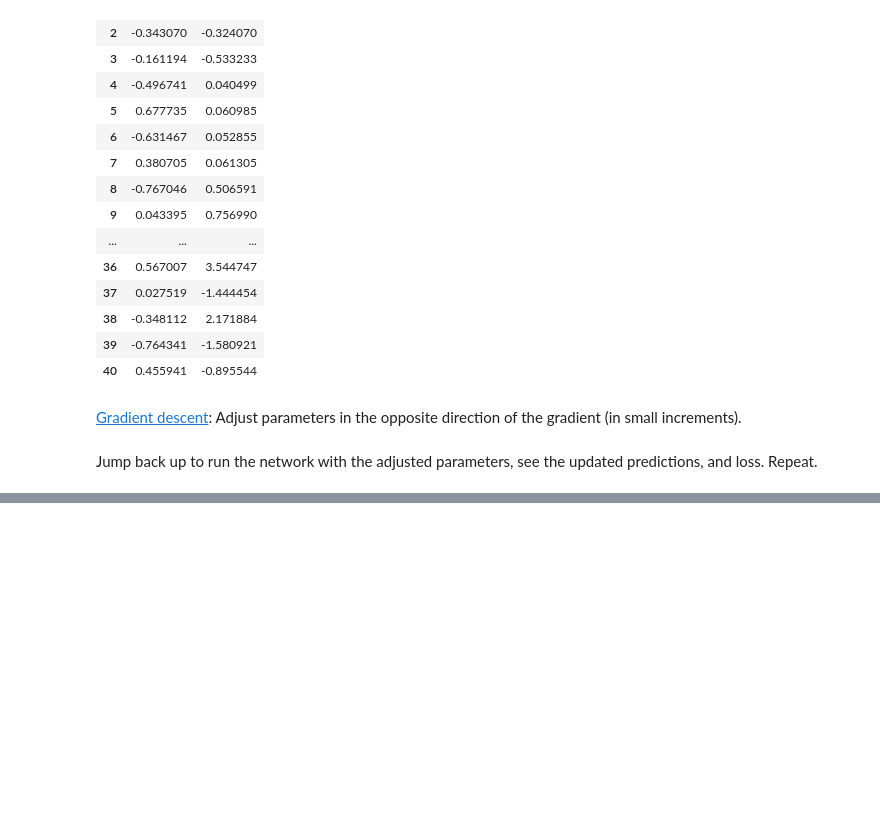
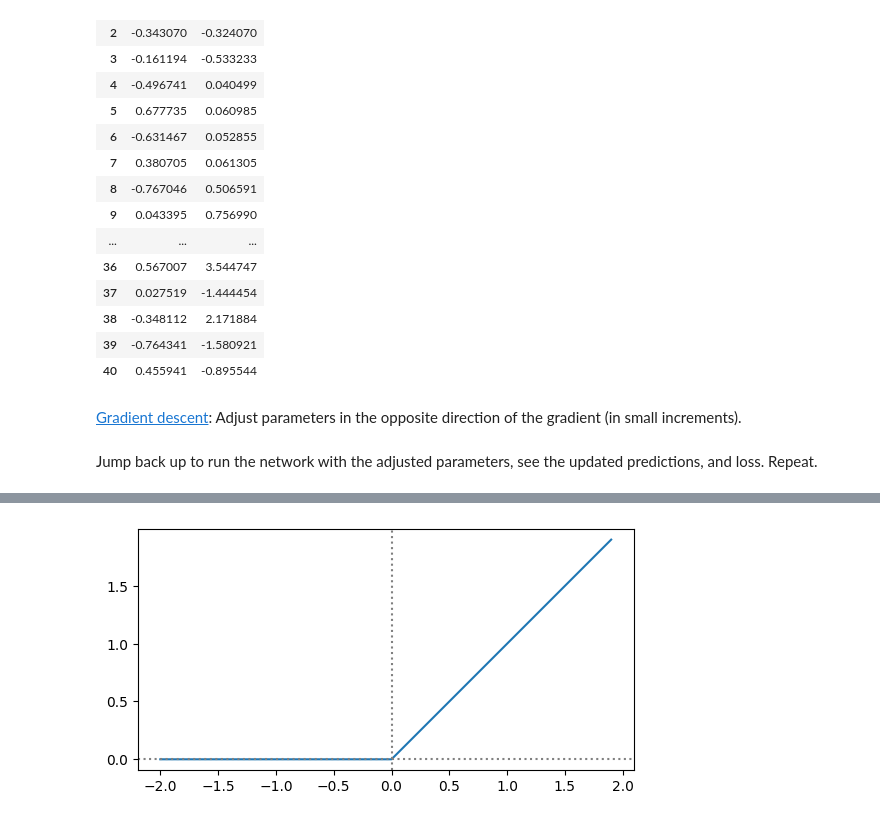
Before and after one commit to pmeinhardt/understanding, a Jupyter notebook: demo.ipynb, the cells around one changed output, grey strips where cells are left out. Cells and saved outputs as stored; diff of their text form; code cells hidden in the pictures; blank space fills up the shorter version.

```diff
--- a/demo.ipynb
+++ b/demo.ipynb
@@ -222,0 +241,4 @@ Jump back up to run the network with the adjusted parameters, see the updated pr
+# %%
+plot(lambda x: x * (x > 0))
+# %% [output]
+[figure, added]
```
Also changed, not shown: parts of 3 cells of this notebook, 2 other files.
